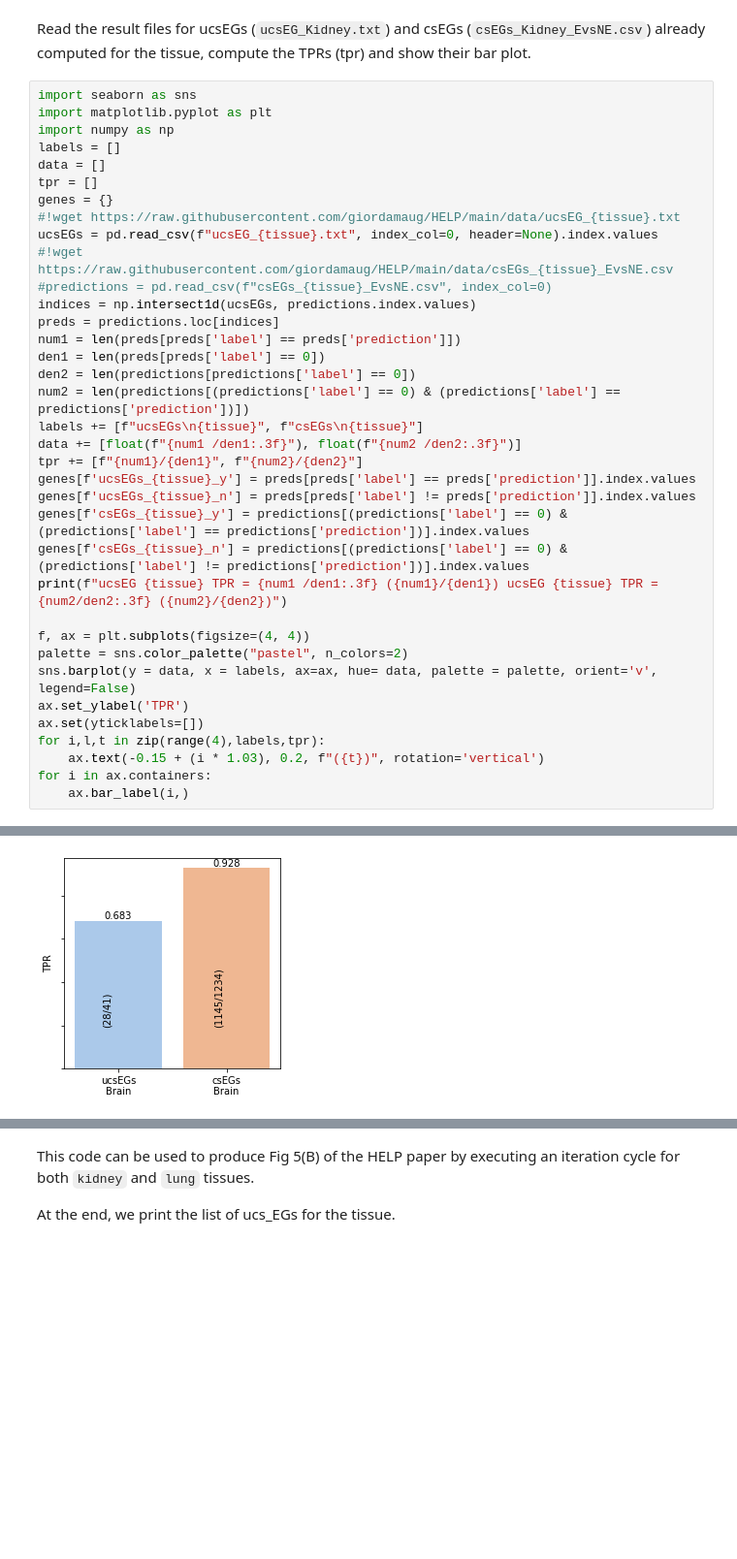
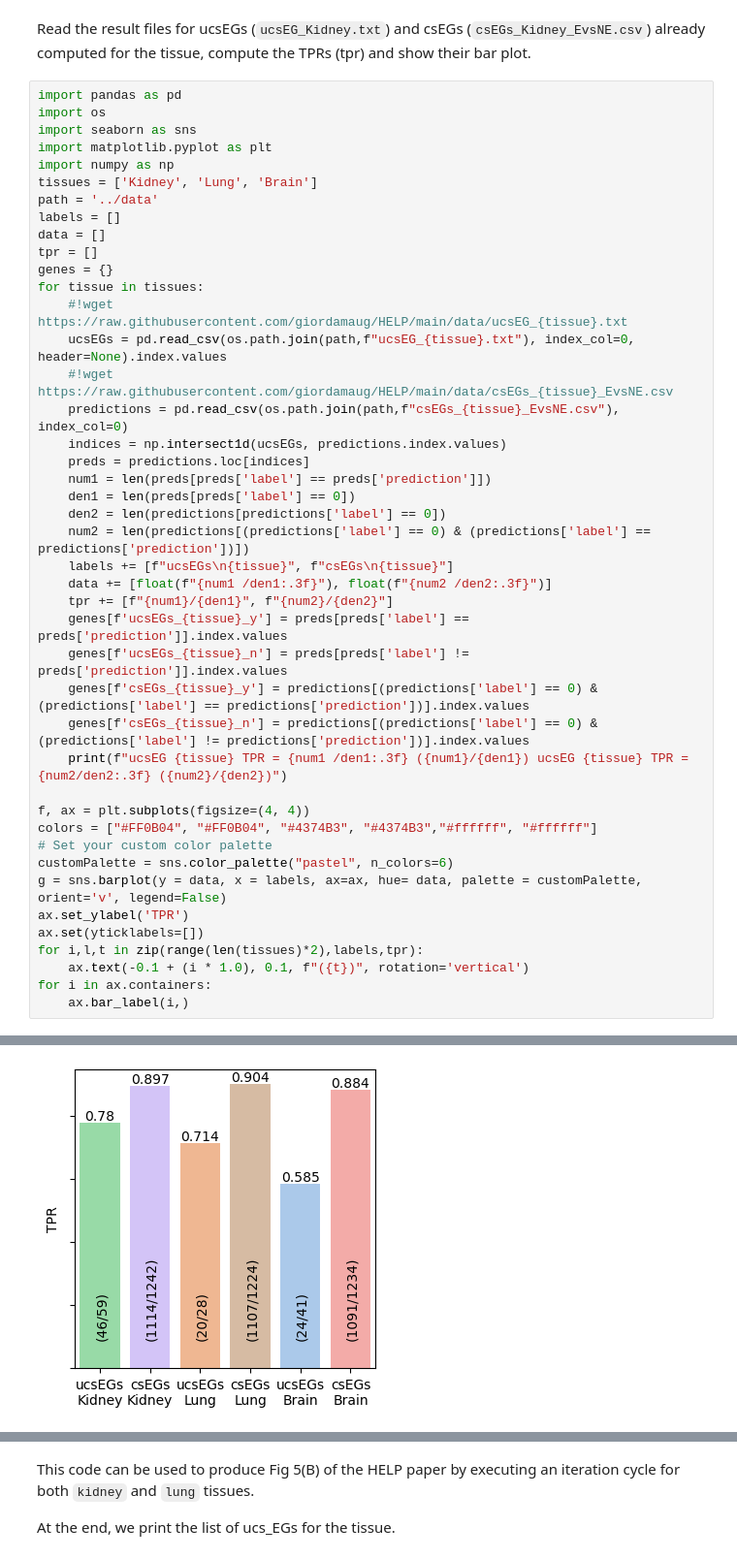
Before and after one commit to giordamaug/HELP, a Jupyter notebook: data4rev/notebooks/prediction.ipynb, the cells around one changed output, grey strips where cells are left out. Shown at 97% size. Saved outputs shown, nothing was run; the diff lists cells and outputs as text; blank space fills up the shorter version.

```diff
--- a/data4rev/notebooks/prediction.ipynb
+++ b/data4rev/notebooks/prediction.ipynb
@@ -139,39 +139,46 @@ predictions.to_csv(os.path.join(savepath, f"csEGs_{tissue}_EvsNE.csv"), index=Tr
 # %% [markdown]
 Read the result files for ucsEGs (`ucsEG_Kidney.txt`) and csEGs (`csEGs_Kidney_EvsNE.csv`) already computed for the tissue, compute the TPRs (tpr) and show their bar plot.
 # %%
+import pandas as pd
+import os
 import seaborn as sns
 import matplotlib.pyplot as plt
 import numpy as np
+tissues = ['Kidney', 'Lung', 'Brain']
+path = '../data'
 labels = []
 data = []
 tpr = []
 genes = {}
-#!wget https://raw.githubusercontent.com/giordamaug/HELP/main/data/ucsEG_{tissue}.txt
-ucsEGs = pd.read_csv(f"ucsEG_{tissue}.txt", index_col=0, header=None).index.values
-#!wget https://raw.githubusercontent.com/giordamaug/HELP/main/data/csEGs_{tissue}_EvsNE.csv
-#predictions = pd.read_csv(f"csEGs_{tissue}_EvsNE.csv", index_col=0)
-indices = np.intersect1d(ucsEGs, predictions.index.values)
-preds = predictions.loc[indices]
-num1 = len(preds[preds['label'] == preds['prediction']])
-den1 = len(preds[preds['label'] == 0])
-den2 = len(predictions[predictions['label'] == 0])
-num2 = len(predictions[(predictions['label'] == 0) & (predictions['label'] == predictions['prediction'])])
-labels += [f"ucsEGs\n{tissue}", f"csEGs\n{tissue}"]
-data += [float(f"{num1 /den1:.3f}"), float(f"{num2 /den2:.3f}")]
-tpr += [f"{num1}/{den1}", f"{num2}/{den2}"]
-genes[f'ucsEGs_{tissue}_y'] = preds[preds['label'] == preds['prediction']].index.values
-genes[f'ucsEGs_{tissue}_n'] = preds[preds['label'] != preds['prediction']].index.values
-genes[f'csEGs_{tissue}_y'] = predictions[(predictions['label'] == 0) & (predictions['label'] == predictions['prediction'])].index.values
-genes[f'csEGs_{tissue}_n'] = predictions[(predictions['label'] == 0) & (predictions['label'] != predictions['prediction'])].index.values
-print(f"ucsEG {tissue} TPR = {num1 /den1:.3f} ({num1}/{den1}) ucsEG {tissue} TPR =  {num2/den2:.3f} ({num2}/{den2})")
+for tissue in tissues:
+    #!wget https://raw.githubusercontent.com/giordamaug/HELP/main/data/ucsEG_{tissue}.txt
+    ucsEGs = pd.read_csv(os.path.join(path,f"ucsEG_{tissue}.txt"), index_col=0, header=None).index.values
+    #!wget https://raw.githubusercontent.com/giordamaug/HELP/main/data/csEGs_{tissue}_EvsNE.csv
+    predictions = pd.read_csv(os.path.join(path,f"csEGs_{tissue}_EvsNE.csv"), index_col=0)
+    indices = np.intersect1d(ucsEGs, predictions.index.values)
+    preds = predictions.loc[indices]
+    num1 = len(preds[preds['label'] == preds['prediction']])
+    den1 = len(preds[preds['label'] == 0])
+    den2 = len(predictions[predictions['label'] == 0])
+    num2 = len(predictions[(predictions['label'] == 0) & (predictions['label'] == predictions['prediction'])])
+    labels += [f"ucsEGs\n{tissue}", f"csEGs\n{tissue}"]
+    data += [float(f"{num1 /den1:.3f}"), float(f"{num2 /den2:.3f}")]
+    tpr += [f"{num1}/{den1}", f"{num2}/{den2}"]
+    genes[f'ucsEGs_{tissue}_y'] = preds[preds['label'] == preds['prediction']].index.values
+    genes[f'ucsEGs_{tissue}_n'] = preds[preds['label'] != preds['prediction']].index.values
+    genes[f'csEGs_{tissue}_y'] = predictions[(predictions['label'] == 0) & (predictions['label'] == predictions['prediction'])].index.values
+    genes[f'csEGs_{tissue}_n'] = predictions[(predictions['label'] == 0) & (predictions['label'] != predictions['prediction'])].index.values
+    print(f"ucsEG {tissue} TPR = {num1 /den1:.3f} ({num1}/{den1}) ucsEG {tissue} TPR =  {num2/den2:.3f} ({num2}/{den2})")
 
 f, ax = plt.subplots(figsize=(4, 4))
-palette = sns.color_palette("pastel", n_colors=2)
-sns.barplot(y = data, x = labels, ax=ax, hue= data, palette = palette, orient='v', legend=False)
+colors = ["#FF0B04", "#FF0B04", "#4374B3", "#4374B3","#ffffff", "#ffffff"]
+# Set your custom color palette
+customPalette = sns.color_palette("pastel", n_colors=6)
+g = sns.barplot(y = data, x = labels, ax=ax, hue= data, palette = customPalette, orient='v', legend=False)
 ax.set_ylabel('TPR')
 ax.set(yticklabels=[])
-for i,l,t in zip(range(4),labels,tpr):
-    ax.text(-0.15 + (i * 1.03), 0.2, f"({t})", rotation='vertical')
+for i,l,t in zip(range(len(tissues)*2),labels,tpr):
+    ax.text(-0.1 + (i * 1.0), 0.1, f"({t})", rotation='vertical')
 for i in ax.containers:
     ax.bar_label(i,)
 # %% [output]
@@ -179 +188 @@ ucsEG Brain TPR = 0.683 (28/41) ucsEG Brain TPR =  0.928 (1145/1234)
-[figure, old version]
+[figure, new version]
```
Also changed, not shown: parts of 6 cells of this notebook, 3 other files.
